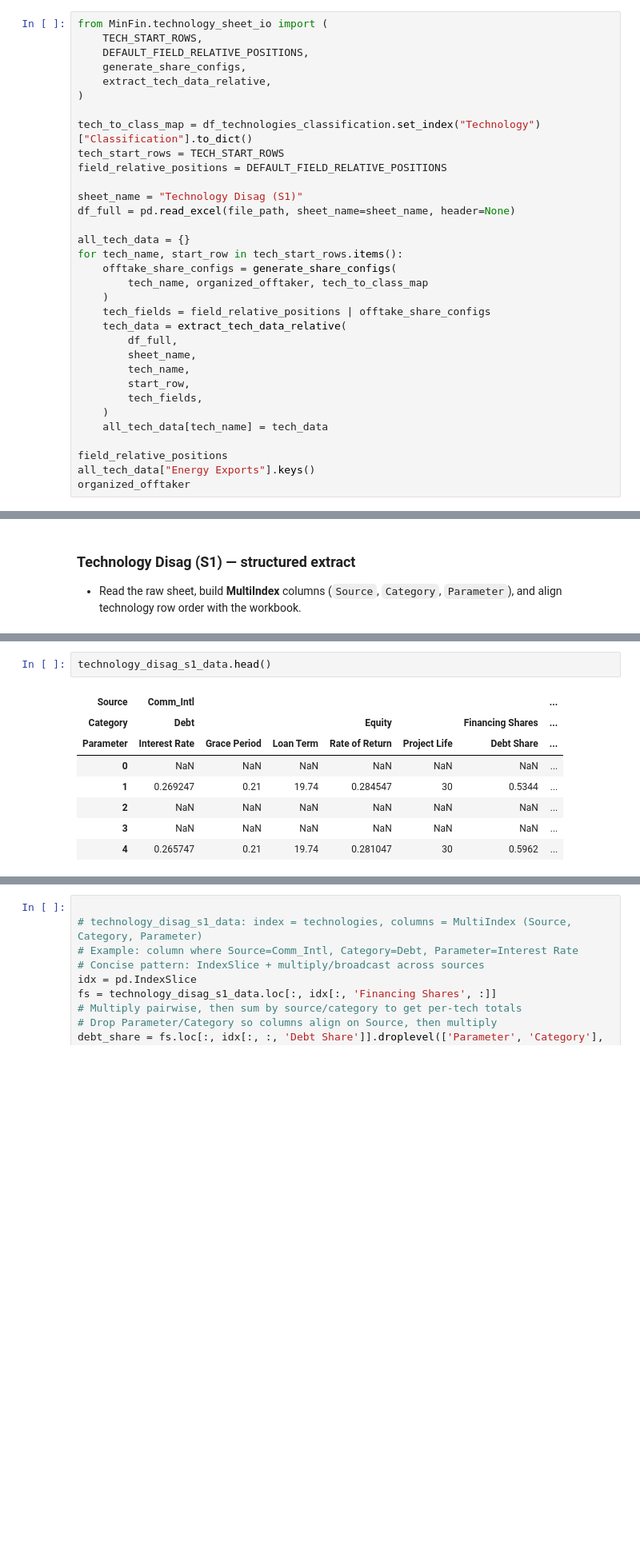
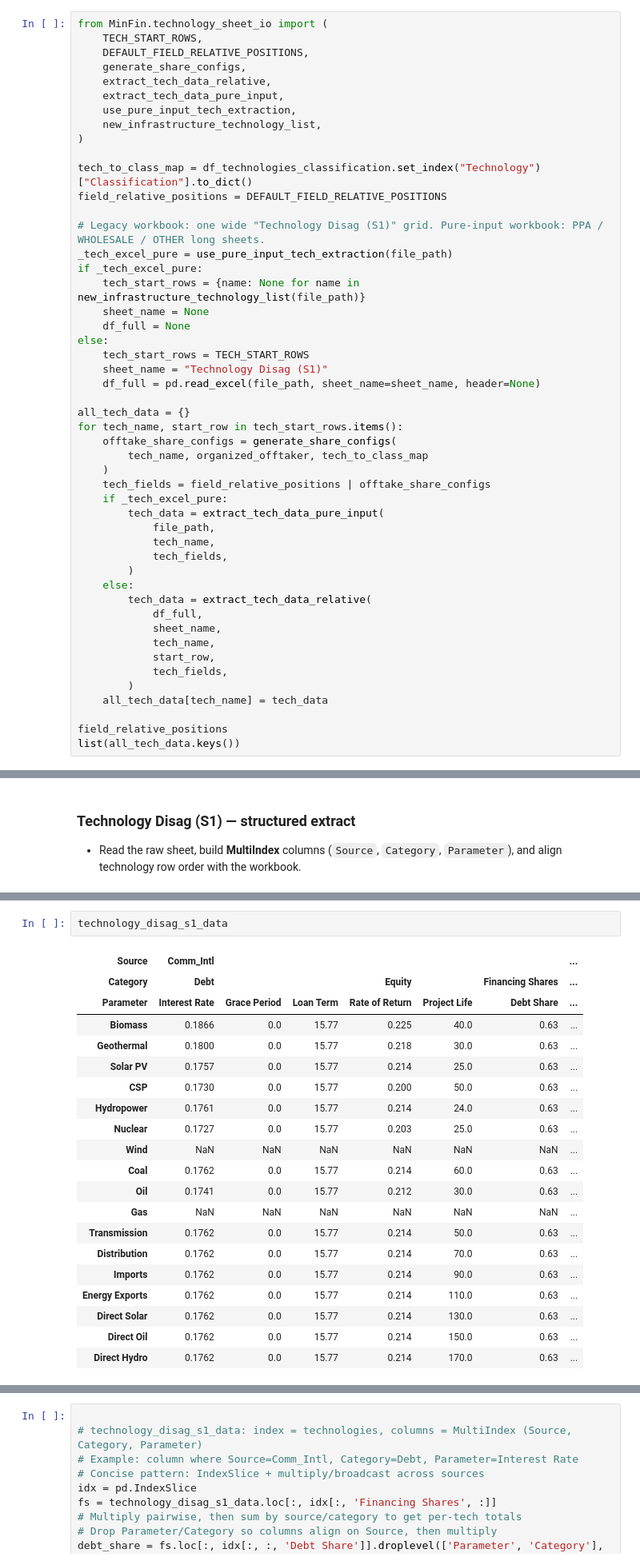
Before and after one commit to MINFinModel/minfin-py-public-release, a Jupyter notebook: minfin_notebook.ipynb, the cells around one changed output, grey strips where cells are left out. Shown at 80% size. Cells and saved outputs as stored; diff of their text form; blank space fills up the shorter version.

```diff
--- a/minfin_notebook.ipynb
+++ b/minfin_notebook.ipynb
@@ -215,14 +214,24 @@ from MinFin.technology_sheet_io import (
     DEFAULT_FIELD_RELATIVE_POSITIONS,
     generate_share_configs,
     extract_tech_data_relative,
+    extract_tech_data_pure_input,
+    use_pure_input_tech_extraction,
+    new_infrastructure_technology_list,
 )
 
 tech_to_class_map = df_technologies_classification.set_index("Technology")["Classification"].to_dict()
-tech_start_rows = TECH_START_ROWS
 field_relative_positions = DEFAULT_FIELD_RELATIVE_POSITIONS
 
-sheet_name = "Technology Disag (S1)"
-df_full = pd.read_excel(file_path, sheet_name=sheet_name, header=None)
+# Legacy workbook: one wide "Technology Disag (S1)" grid. Pure-input workbook: PPA / WHOLESALE / OTHER long sheets.
+_tech_excel_pure = use_pure_input_tech_extraction(file_path)
+if _tech_excel_pure:
+    tech_start_rows = {name: None for name in new_infrastructure_technology_list(file_path)}
+    sheet_name = None
+    df_full = None
+else:
+    tech_start_rows = TECH_START_ROWS
+    sheet_name = "Technology Disag (S1)"
+    df_full = pd.read_excel(file_path, sheet_name=sheet_name, header=None)
 
 all_tech_data = {}
 for tech_name, start_row in tech_start_rows.items():
@@ -230,16 +239,22 @@ for tech_name, start_row in tech_start_rows.items():
         tech_name, organized_offtaker, tech_to_class_map
     )
     tech_fields = field_relative_positions | offtake_share_configs
-    tech_data = extract_tech_data_relative(
-        df_full,
-        sheet_name,
-        tech_name,
-        start_row,
-        tech_fields,
-    )
+    if _tech_excel_pure:
+        tech_data = extract_tech_data_pure_input(
+            file_path,
+            tech_name,
+            tech_fields,
+        )
+    else:
+        tech_data = extract_tech_data_relative(
+            df_full,
+            sheet_name,
+            tech_name,
+            start_row,
+            tech_fields,
+        )
     all_tech_data[tech_name] = tech_data
 
 field_relative_positions
-all_tech_data["Energy Exports"].keys()
-organized_offtaker
+list(all_tech_data.keys())
 # %% [output]
@@ -878,11 +807,23 @@ technology_disag_s1_data = technology_disag_s1_extracted.iloc[3:].reset_index(dr
 # %%
-technology_disag_s1_data.head()
+technology_disag_s1_data
 # %% [output]
 | Source | Comm_Intl |  |  |  |  |  | ... |
 | Category | Debt |  |  | Equity |  | Financing Shares | ... |
 | Parameter | Interest Rate | Grace Period | Loan Term | Rate of Return | Project Life | Debt Share | ... |
-| 0 | NaN | NaN | NaN | NaN | NaN | NaN | ... |
-| 1 | 0.269247 | 0.21 | 19.74 | 0.284547 | 30 | 0.5344 | ... |
-| 2 | NaN | NaN | NaN | NaN | NaN | NaN | ... |
-| 3 | NaN | NaN | NaN | NaN | NaN | NaN | ... |
-| 4 | 0.265747 | 0.21 | 19.74 | 0.281047 | 30 | 0.5962 | ... |
+| Biomass | 0.1866 | 0.0 | 15.77 | 0.225 | 40.0 | 0.63 | ... |
+| Geothermal | 0.1800 | 0.0 | 15.77 | 0.218 | 30.0 | 0.63 | ... |
+| Solar PV | 0.1757 | 0.0 | 15.77 | 0.214 | 25.0 | 0.63 | ... |
+| CSP | 0.1730 | 0.0 | 15.77 | 0.200 | 50.0 | 0.63 | ... |
+| Hydropower | 0.1761 | 0.0 | 15.77 | 0.214 | 24.0 | 0.63 | ... |
+| Nuclear | 0.1727 | 0.0 | 15.77 | 0.203 | 25.0 | 0.63 | ... |
+| Wind | NaN | NaN | NaN | NaN | NaN | NaN | ... |
+| Coal | 0.1762 | 0.0 | 15.77 | 0.214 | 60.0 | 0.63 | ... |
+| Oil | 0.1741 | 0.0 | 15.77 | 0.212 | 30.0 | 0.63 | ... |
+| Gas | NaN | NaN | NaN | NaN | NaN | NaN | ... |
+| Transmission | 0.1762 | 0.0 | 15.77 | 0.214 | 50.0 | 0.63 | ... |
+| Distribution | 0.1762 | 0.0 | 15.77 | 0.214 | 70.0 | 0.63 | ... |
+| Imports | 0.1762 | 0.0 | 15.77 | 0.214 | 90.0 | 0.63 | ... |
+| Energy Exports | 0.1762 | 0.0 | 15.77 | 0.214 | 110.0 | 0.63 | ... |
+| Direct Solar | 0.1762 | 0.0 | 15.77 | 0.214 | 130.0 | 0.63 | ... |
+| Direct Oil | 0.1762 | 0.0 | 15.77 | 0.214 | 150.0 | 0.63 | ... |
+| Direct Hydro | 0.1762 | 0.0 | 15.77 | 0.214 | 170.0 | 0.63 | ... |
```
Also changed, not shown: parts of 127 cells of this notebook, 18 other files.
